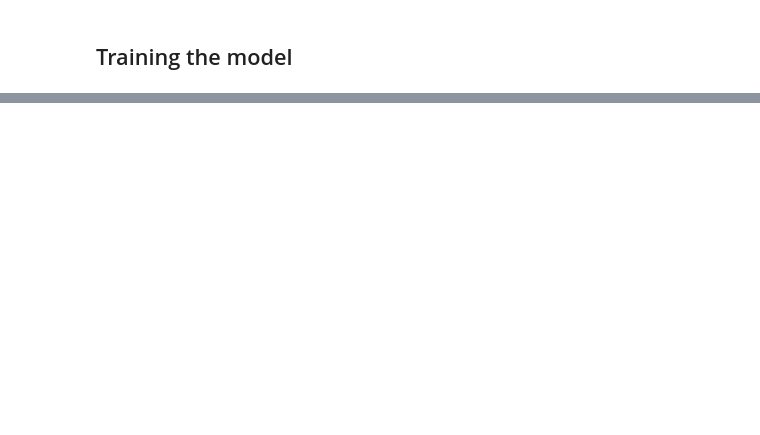
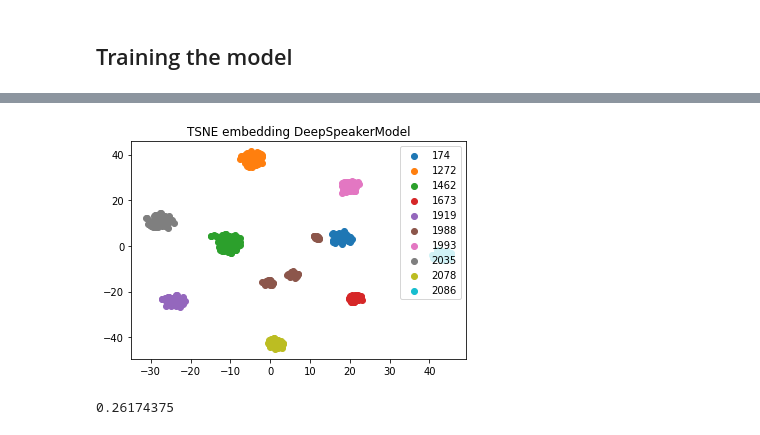
Before and after one commit to franciscojferrari/AUTOVC, a Jupyter notebook: speaker_encoder/experiments_speech.ipynb, the cells around one changed output, grey strips where cells are left out. Cells and saved outputs as stored; diff of their text form; code cells hidden in the pictures; blank space fills up the shorter version.

```diff
--- a/speaker_encoder/experiments_speech.ipynb
+++ b/speaker_encoder/experiments_speech.ipynb
@@ -292,0 +533,11 @@ model.layers[0]
+# %%
+# Reproducible results.
+np.random.seed(123)
+random.seed(123)
+
+# Define the model here.
+model = DeepSpeakerModel()
+# %%
+# Load the checkpoint. https://drive.google.com/file/d/1F9NvdrarWZNktdX9KlRYWWHDwRkip_aP.
+# Also available here: https://share.weiyun.com/V2suEUVh (Chinese users).
+model.m.load_weights('ResCNN_triplet_training_checkpoint_265.h5', by_name=True)
@@ -292,0 +593,30 @@ model.layers[0]
+# %%
+import matplotlib.pyplot as plt
+import pandas as pd
+import numpy as np
+import matplotlib
+
+from sklearn.manifold import TSNE
+
+
+
+colors_test = ['#1f77b4', '#ff7f0e', '#2ca02c', '#d62728', '#9467bd', '#8c564b', '#e377c2', '#7f7f7f', '#bcbd22', '#17becf']
+
+
+X_embedded_tsne = TSNE(n_components=2).fit_transform(np.array(speaker_embeddings))
+
+df = pd.DataFrame(data=X_embedded_tsne, columns=["x", "y"])
+df["label"] = speaker_ids
+
+#Getting unique labels
+unique_speaker_ids = np.unique(speaker_ids)
+
+#plotting the results:
+for idx, i in enumerate(unique_speaker_ids):
+  color = colors_test[idx]
+  plt.scatter(df[df["label"] == i]["x"] , df[df["label"] == i]["y"], label = int(i), color=color)
+plt.legend()
+plt.title('TSNE embedding DeepSpeakerModel')
+plt.show()
+# %% [output]
+[figure, added]
@@ -292,0 +629,4 @@ model.layers[0]
+# %%
+silhouette_avg
+# %% [output]
+0.26174375
```
Also changed, not shown: parts of 63 cells of this notebook.
